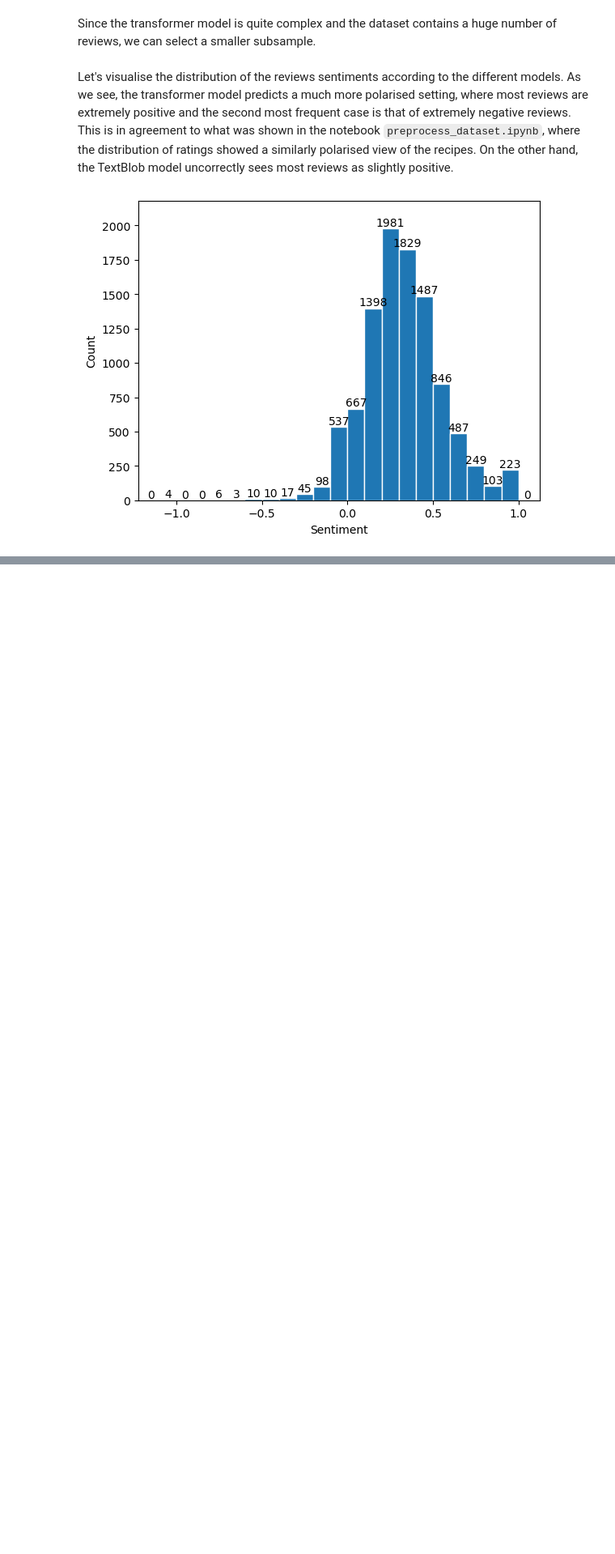
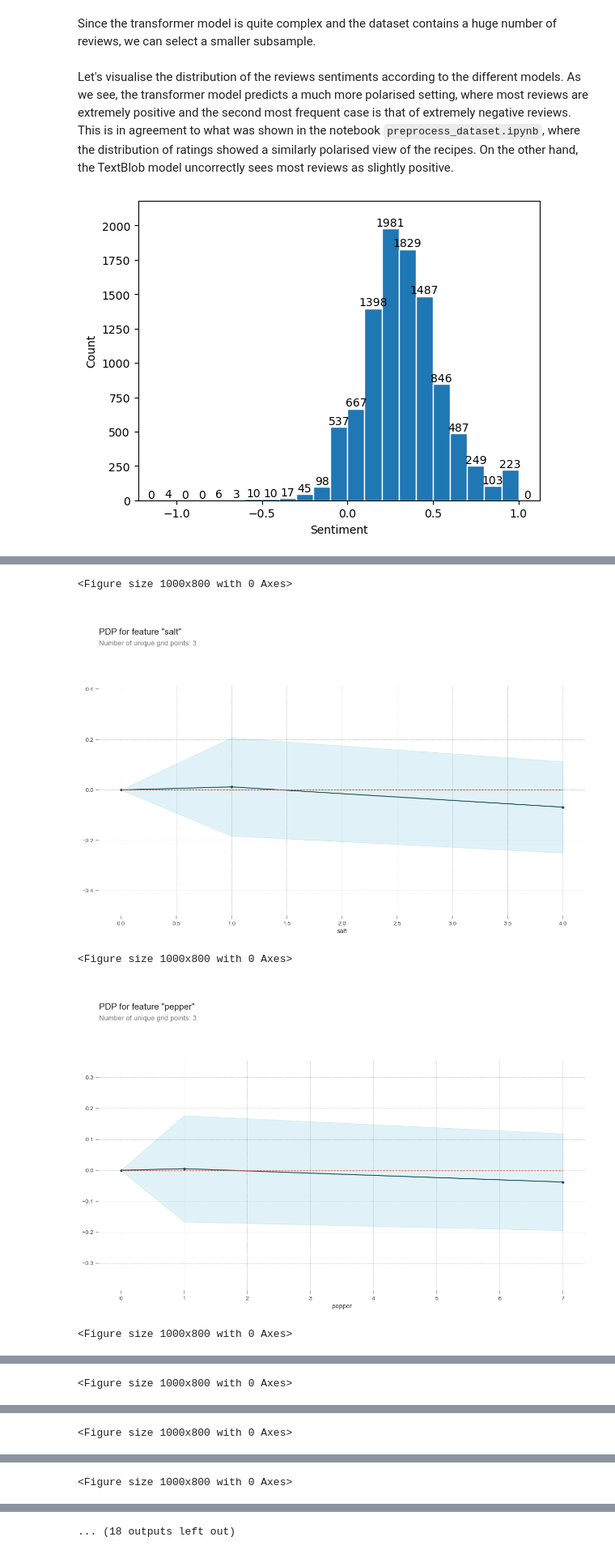
Before and after one commit to Soldaman93/food-sentiment, a Jupyter notebook: sentiment_analysis.ipynb, the cells around one changed output, grey strips where cells are left out. Shown at 81% size. Cells and saved outputs as stored; diff of their text form; code cells hidden in the pictures; blank space fills up the shorter version.

```diff
--- a/sentiment_analysis.ipynb
+++ b/sentiment_analysis.ipynb
@@ -145,0 +323,7 @@ plt.show()
+# %%
+l_pdp_rfr = []
+
+for feat in X_train.columns:
+    print('Computing feature {}...'.format(feat))
+    pdp_feat = pdp.pdp_isolate(model=forest,dataset=X_train,model_features=X_train.columns,feature=feat)
+    l_pdp_rfr.append(pdp_feat)
@@ -145,0 +346,10 @@ plt.show()
+# %%
+for i,pdp_feat in enumerate(l_pdp_rfr):
+    fig = plt.figure(figsize=(10,8))
+    pdp.pdp_plot(pdp_feat,X_test.columns[i])
+# %% [output]
+<Figure size 1000x800 with 0 Axes>
+[figure, added]
+<Figure size 1000x800 with 0 Axes>
+[figure, added]
+<Figure size 1000x800 with 0 Axes>
@@ -145,0 +357 @@ plt.show()
+<Figure size 1000x800 with 0 Axes>
@@ -145,0 +359 @@ plt.show()
+<Figure size 1000x800 with 0 Axes>
@@ -145,0 +361 @@ plt.show()
+<Figure size 1000x800 with 0 Axes>
@@ -145,0 +363 @@ plt.show()
+... (18 outputs left out)
```
Also changed, not shown: parts of 27 cells of this notebook.
